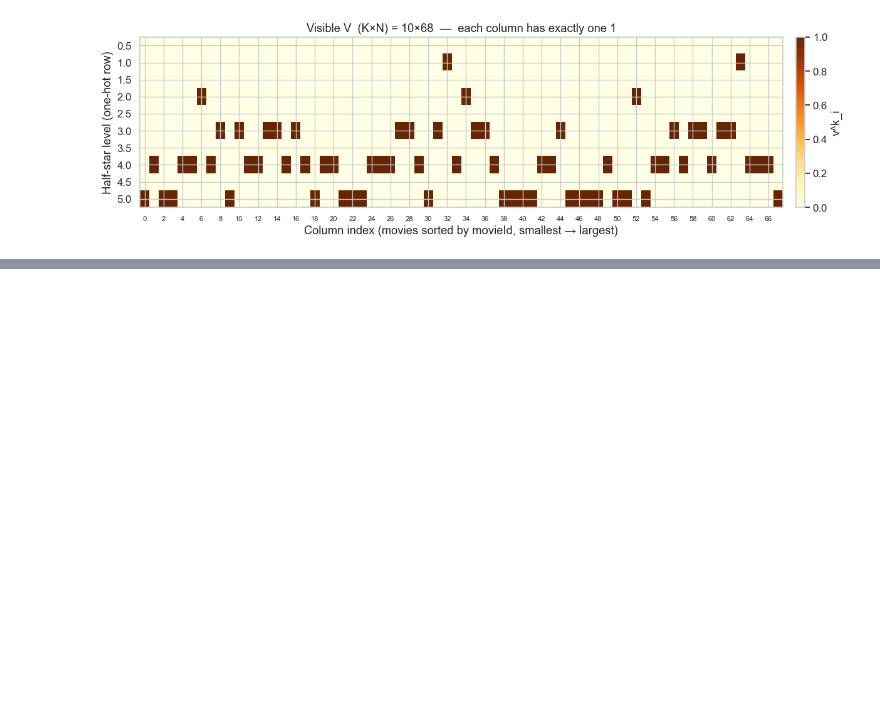
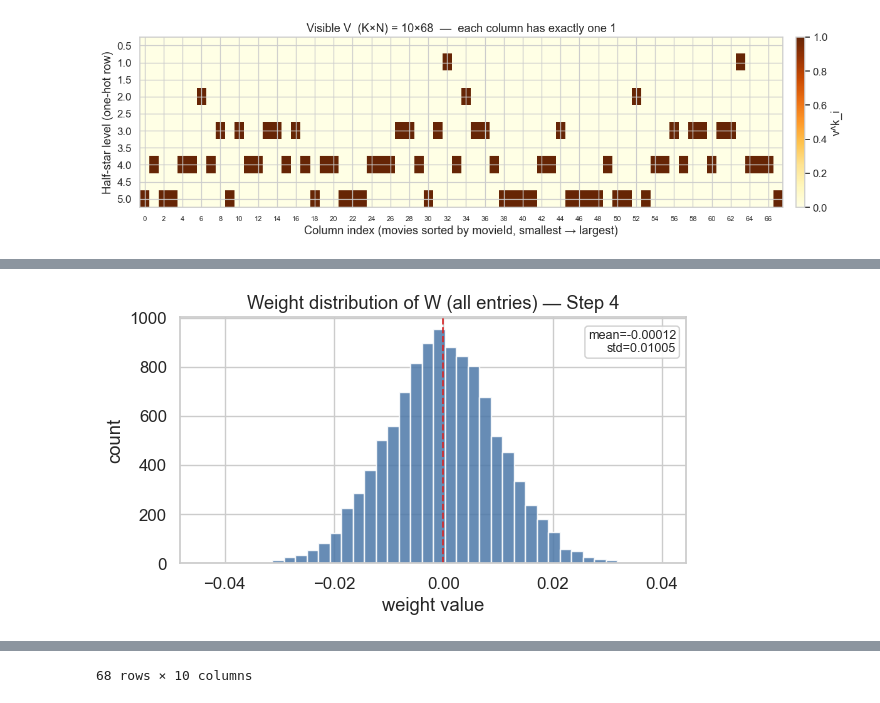
Before and after one commit to yixuan116/MovieLens-with-Restricted-Boltzmann-machine, a Jupyter notebook: notebooks/07_user_profile_analysis.ipynb, the cells around one changed output, grey strips where cells are left out. Saved outputs shown, nothing was run; the diff lists cells and outputs as text; code cells hidden in the pictures; blank space fills up the shorter version.

```diff
--- a/notebooks/07_user_profile_analysis.ipynb
+++ b/notebooks/07_user_profile_analysis.ipynb
@@ -1272,0 +1486,77 @@ plt.show()
+# %%
+# Step 4 — Reconstruction only: Eq.(1) from h to V
+
+import numpy as np
+import pandas as pd
+import matplotlib.pyplot as plt
+
+assert 'W_init' in globals() and 'b_v_init' in globals(), 'Run Step 2 first (W_init, b_v_init).';
+
+W_used = W_init
+b_v_used = b_v_init
+assert 'h_prob_666' in globals(), 'Run Step 3 first to get h_prob_666.'
+assert 'V' in globals(), 'Run Step 1 first (V).'
+assert 'visible_table' in globals(), 'Run Step 1 first (visible_table).'
+
+h_used = h_prob_666  # use positive-phase hidden probabilities from Step 3
+
+# Eq. (1): logits_{k,i} = b_i^k + sum_j h_j W_{ijk}
+logits = b_v_used + np.einsum('knf,f->kn', W_used, h_used)   # shape: (K, N)
+
+# Softmax over rating levels k for each movie column i (axis=0)
+logits_shift = logits - logits.max(axis=0, keepdims=True)
+exp_logits = np.exp(logits_shift)
+P_v_given_h = exp_logits / exp_logits.sum(axis=0, keepdims=True)  # shape: (K, N)
+
+# Checks
+col_sums = P_v_given_h.sum(axis=0)
+max_col_sum_err = np.max(np.abs(col_sums - 1.0))
+
+pred_k = np.argmax(P_v_given_h, axis=0)
+pred_rating = np.array(RATING_LEVELS)[pred_k]
+true_k = np.argmax(V, axis=0)
+true_rating = np.array(RATING_LEVELS)[true_k]
+prob_true_level = P_v_given_h[true_k, np.arange(V.shape[1])]
+
+recon_68 = visible_table.copy()
+recon_68['true_rating_from_V'] = true_rating
+recon_68['recon_level_index_k'] = pred_k
+recon_68['recon_rating'] = pred_rating
+recon_68['prob_true_level_under_recon'] = prob_true_level
+
+print('Reconstruction (Eq.1) on full user block:')
+print(f'  h_used shape        : {h_used.shape} (F,)')
+print(f'  logits shape        : {logits.shape} (K, N)')
+print(f'  P(v|h) shape        : {P_v_given_h.shape} (K, N)')
+print(f'  N columns processed : {V.shape[1]}')
+print(f'  max |sum_k p_k - 1| : {max_col_sum_err:.3e}')
+
+# Weight summary (friendly)
+print('  W snapshot:')
+print(f'    min={W_used.min():.6f}, max={W_used.max():.6f}, mean={W_used.mean():.6f}, std={W_used.std():.6f}')
+print('    W_used[0, :5, 0] =', np.round(W_used[0, :5, 0], 6))
+print(f'    ||W||_F = {np.linalg.norm(W_used):.6f}')
+
+# Weight distribution plot
+w_flat = W_used.ravel()
+fig, ax = plt.subplots(figsize=(6.2, 3.6))
+ax.hist(w_flat, bins=40, color='#4c78a8', alpha=0.85, edgecolor='white')
+ax.axvline(0.0, color='#d62728', linestyle='--', linewidth=1.2)
+ax.set_title('Weight distribution of W (all entries) — Step 4')
+ax.set_xlabel('weight value')
+ax.set_ylabel('count')
+ax.text(0.98, 0.95, f'mean={w_flat.mean():.5f}\nstd={w_flat.std():.5f}',
+        transform=ax.transAxes, ha='right', va='top', fontsize=9,
+        bbox=dict(boxstyle='round,pad=0.25', fc='white', ec='#cccccc', alpha=0.9))
+plt.tight_layout()
+plt.show()
+
+display(recon_68)
+
+# keep for next phase
+P_v_given_h_666 = P_v_given_h
+recon_68_666 = recon_68
+
+# snapshot weight tensor at Step4
+W_step4 = W_used.copy()
+# %% [output]
@@ -1272,0 +1573 @@ plt.show()
+[figure, added]
@@ -1272,0 +1586 @@ plt.show()
+68 rows × 10 columns
```
Also changed, not shown: parts of 11 cells of this notebook, 1 other file.
